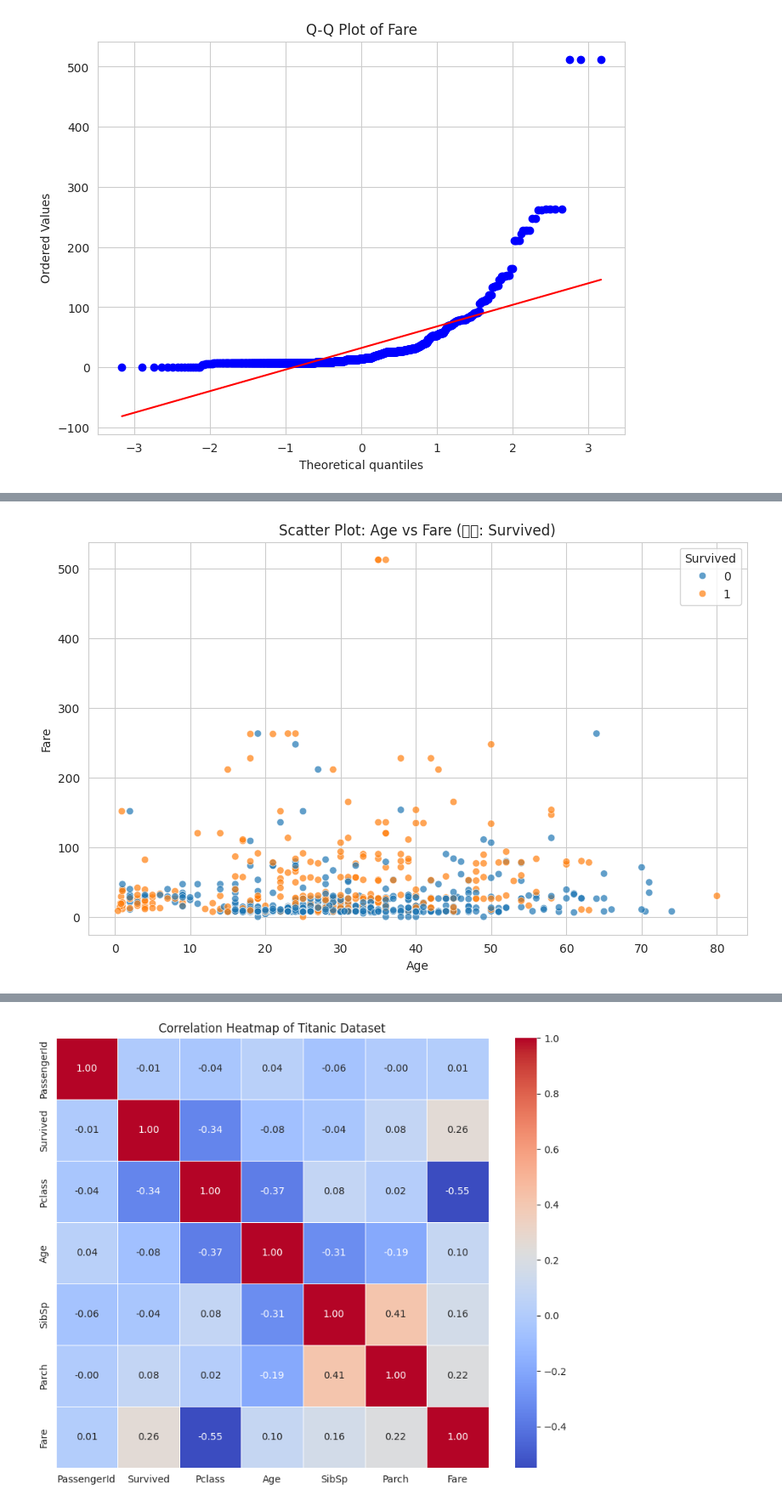
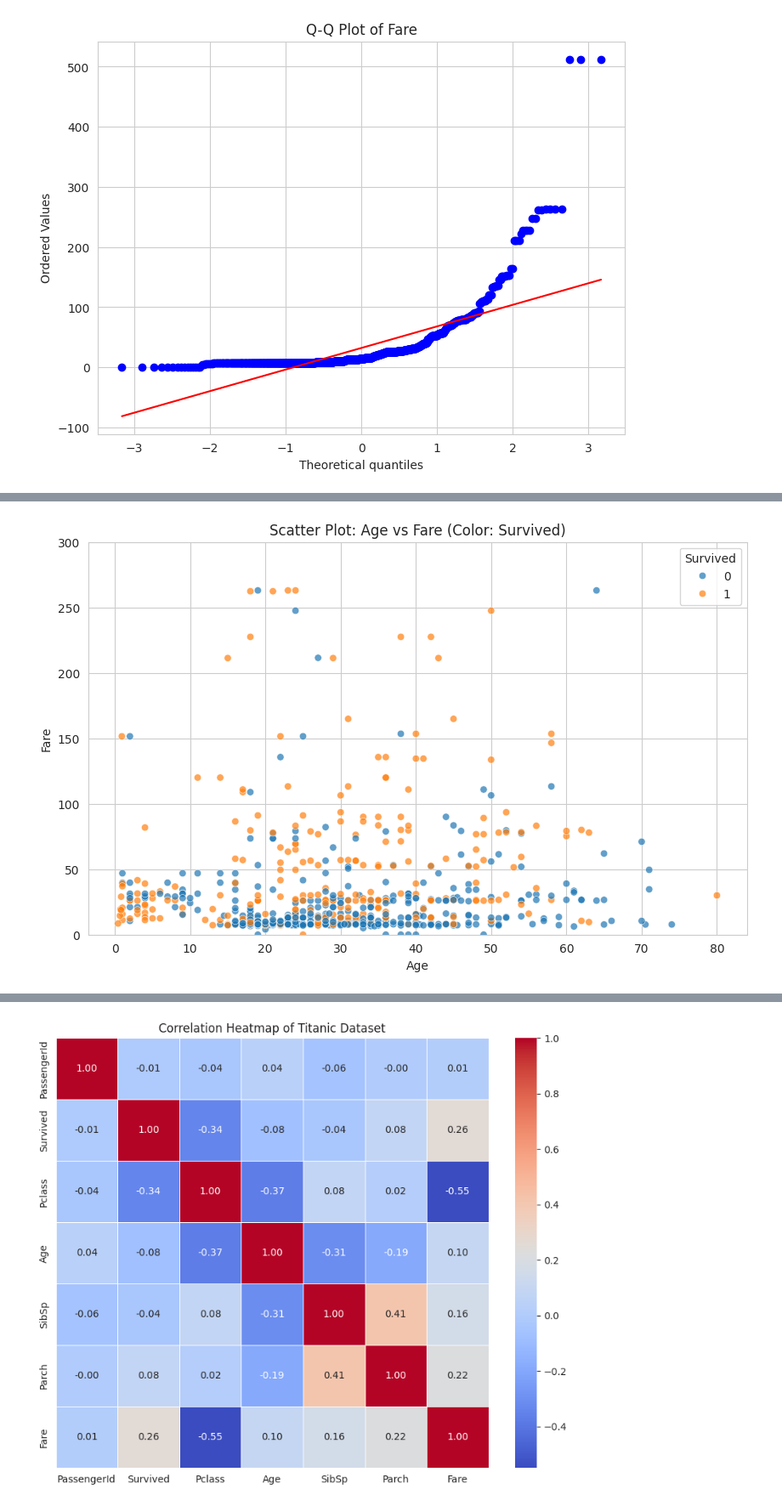
Before and after one commit to karinamomtaz-jpg/-Fractional_Knapsack, a Jupyter notebook: C231492_Titanic_Visualization.ipynb, the cells around one changed output, grey strips where cells are left out. Shown at 85% size. Cells and saved outputs as stored; diff of their text form; code cells hidden in the pictures.

```diff
--- a/C231492_Titanic_Visualization.ipynb
+++ b/C231492_Titanic_Visualization.ipynb
@@ -142,12 +155,13 @@ plt.show()
 # %%
 plt.figure(figsize=(10, 6))
 
 sns.scatterplot(data=df, x='Age', y='Fare', hue='Survived', alpha=0.7)
 
-plt.title('Scatter Plot: Age vs Fare (রঙ: Survived)')
+plt.title('Scatter Plot: Age vs Fare (Color: Survived)')
 plt.xlabel('Age')
 plt.ylabel('Fare')
+plt.ylim(0, 300)
 plt.grid(True)
 plt.show()
 # %% [output]
-[figure, old version]
+[figure, new version]
```
Also changed, not shown: parts of 3 cells of this notebook.
